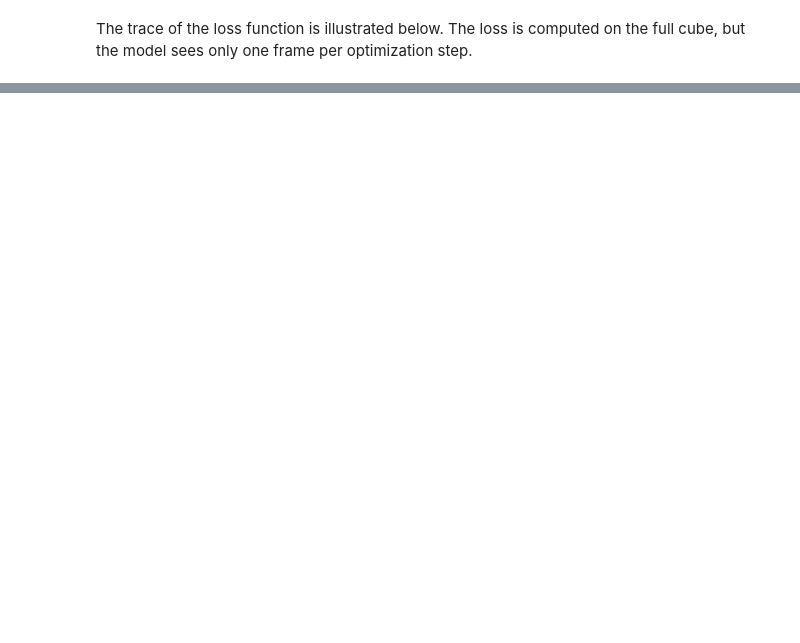
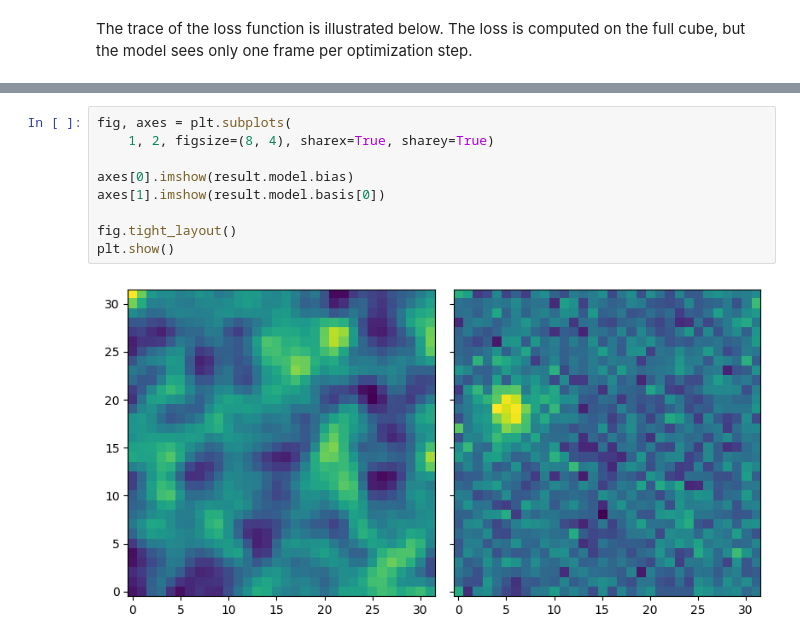
Before and after one commit to astronasutarou/comicsnet, a Jupyter notebook: notebook/tutorial_LinearBasisAE.ipynb, the cells around one changed output, grey strips where cells are left out. Drawn from its saved outputs; the diff is of its cells as text; blank space fills up the shorter version.

```diff
--- a/notebook/tutorial_LinearBasisAE.ipynb
+++ b/notebook/tutorial_LinearBasisAE.ipynb
@@ -147,0 +117,11 @@ plt.show()
+# %%
+fig, axes = plt.subplots(
+    1, 2, figsize=(8, 4), sharex=True, sharey=True)
+
+axes[0].imshow(result.model.bias)
+axes[1].imshow(result.model.basis[0])
+
+fig.tight_layout()
+plt.show()
+# %% [output]
+[figure, added]
```
Also changed, not shown: parts of 8 cells of this notebook.
